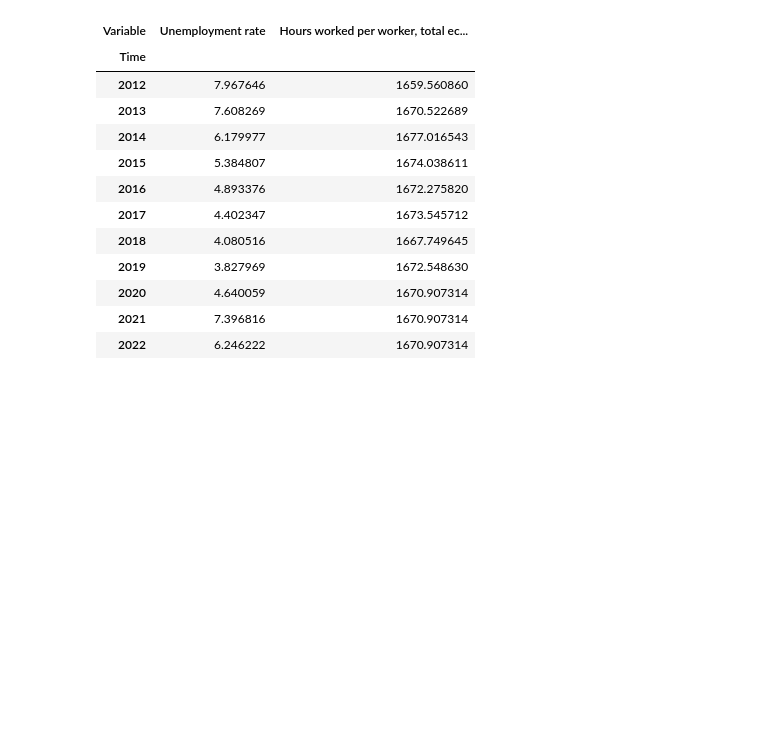
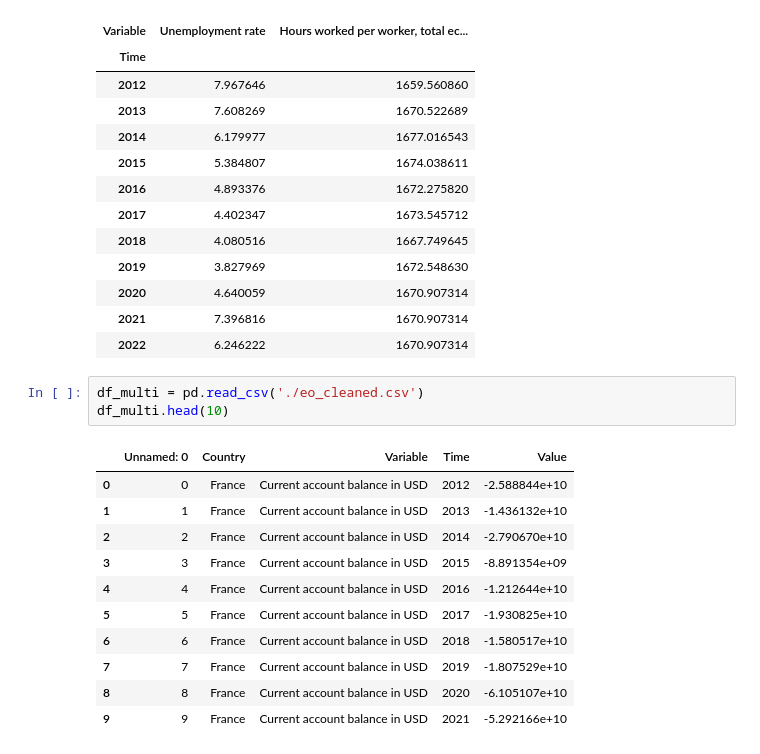
Before and after one commit to MShoaibManzoor/DHV-Infographics-Project, a Jupyter notebook: batchtest.ipynb, the cells around one changed output. Drawn from its saved outputs; the diff is of its cells as text; blank space fills up the shorter version.

```diff
--- a/batchtest.ipynb
+++ b/batchtest.ipynb
@@ -93,3 +93,18 @@ df_uk[['Unemployment rate','Hours worked per worker, total economy']]
 | 2020 | 4.640059 | 1670.907314 |
 | 2021 | 7.396816 | 1670.907314 |
 | 2022 | 6.246222 | 1670.907314 |
+# %%
+df_multi = pd.read_csv('./eo_cleaned.csv')
+df_multi.head(10)
+# %% [output]
+|  | Unnamed: 0 | Country | Variable | Time | Value |
+| 0 | 0 | France | Current account balance in USD | 2012 | -2.588844e+10 |
+| 1 | 1 | France | Current account balance in USD | 2013 | -1.436132e+10 |
+| 2 | 2 | France | Current account balance in USD | 2014 | -2.790670e+10 |
+| 3 | 3 | France | Current account balance in USD | 2015 | -8.891354e+09 |
+| 4 | 4 | France | Current account balance in USD | 2016 | -1.212644e+10 |
+| 5 | 5 | France | Current account balance in USD | 2017 | -1.930825e+10 |
+| 6 | 6 | France | Current account balance in USD | 2018 | -1.580517e+10 |
+| 7 | 7 | France | Current account balance in USD | 2019 | -1.807529e+10 |
+| 8 | 8 | France | Current account balance in USD | 2020 | -6.105107e+10 |
+| 9 | 9 | France | Current account balance in USD | 2021 | -5.292166e+10 |
```
Also changed, not shown: parts of 10 cells of this notebook, 4 other files.
